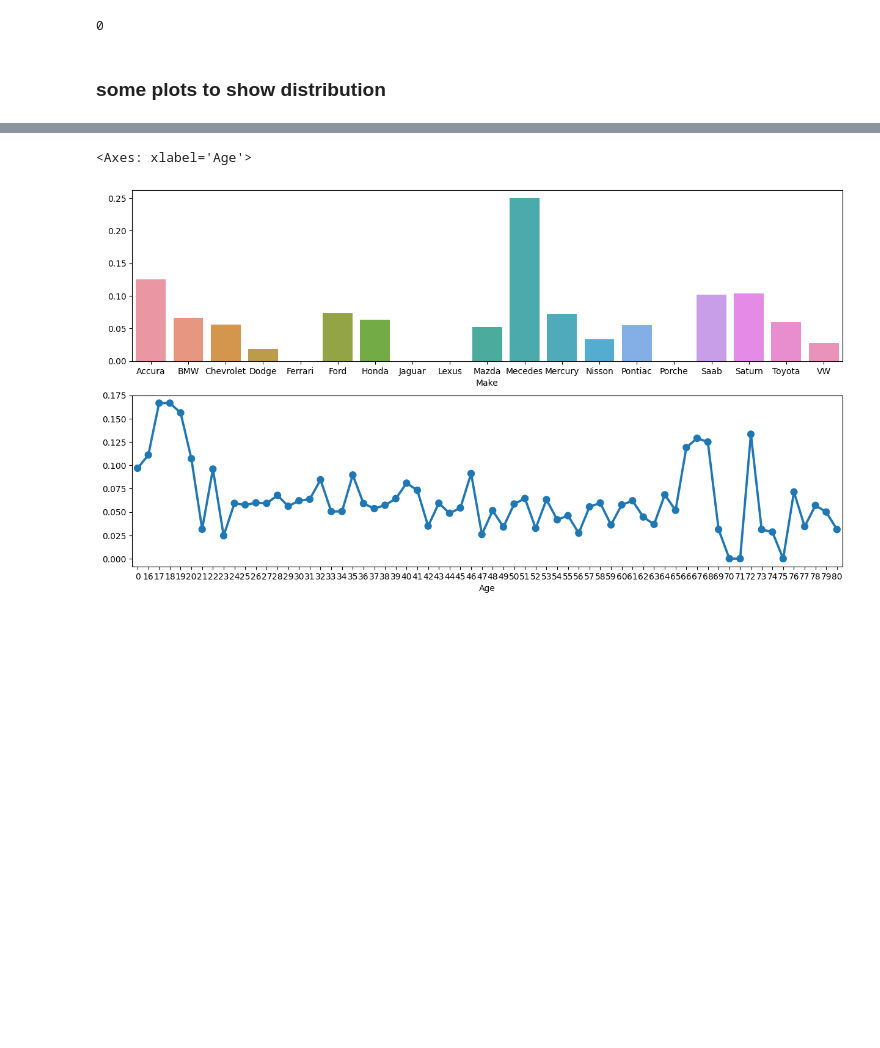
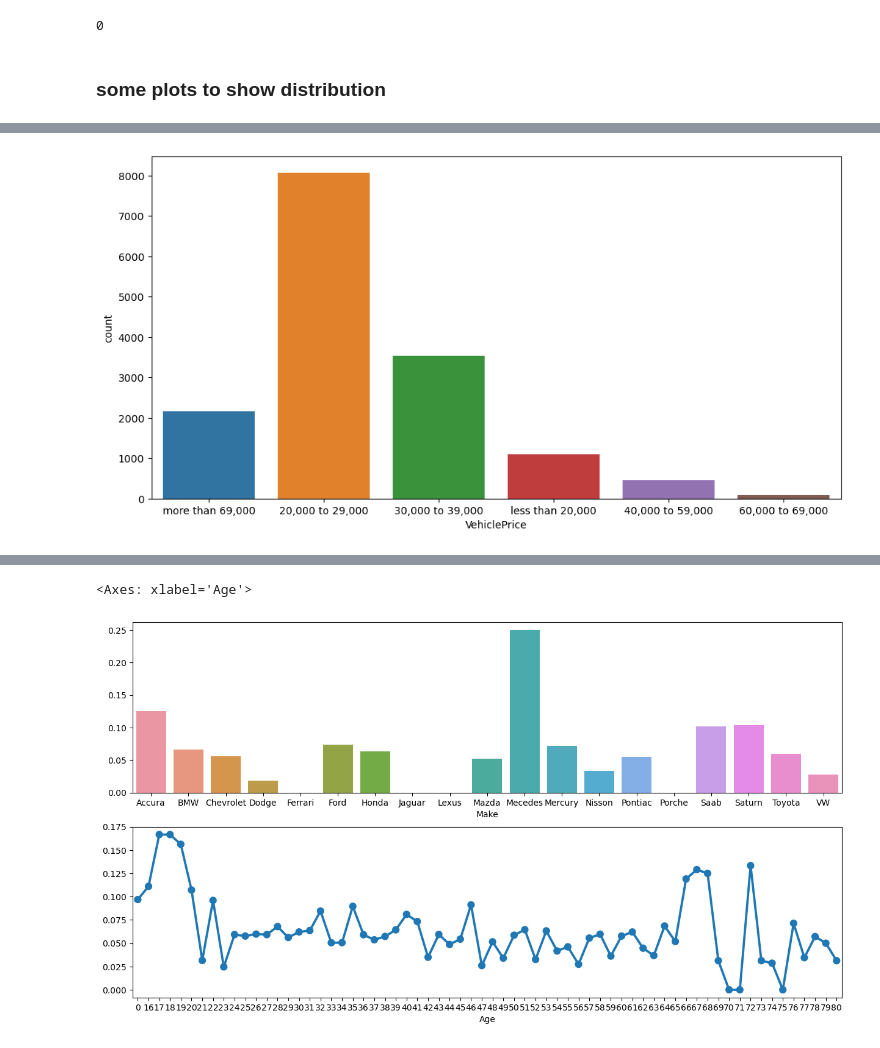
Before and after one commit to dapscc/bt4012_fraud, a Jupyter notebook: eda.ipynb, the cells around one changed output, grey strips where cells are left out. Saved outputs shown, nothing was run; the diff lists cells and outputs as text; code cells hidden in the pictures; blank space fills up the shorter version.

```diff
--- a/eda.ipynb
+++ b/eda.ipynb
@@ -75,4 +75,10 @@ array([[<Axes: title={'center': 'WeekOfMonth'}>,
         <Axes: title={'center': 'DriverRating'}>,
         <Axes: title={'center': 'Year'}>]], dtype=object)
 [figure]
+# %%
+plt.figure(figsize = (12, 6))
+sns.countplot(data = df, x = 'VehiclePrice')
+plt.show()
+# %% [output]
+[figure, added]
 # %%
```
Also changed, not shown: parts of 9 cells of this notebook.
